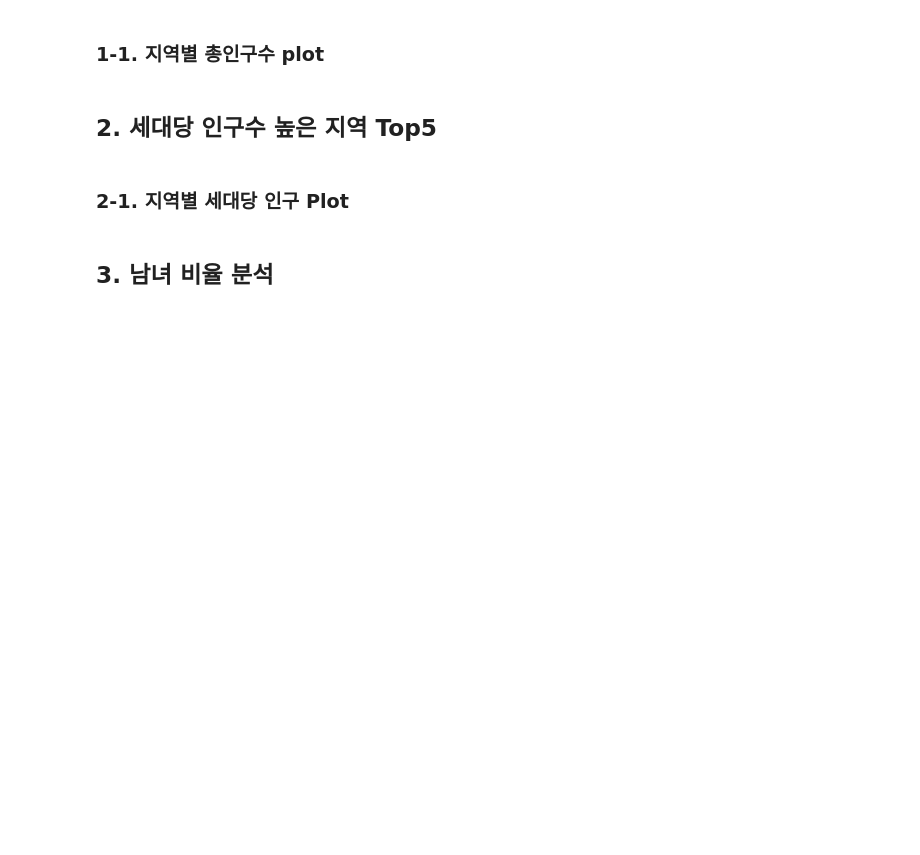
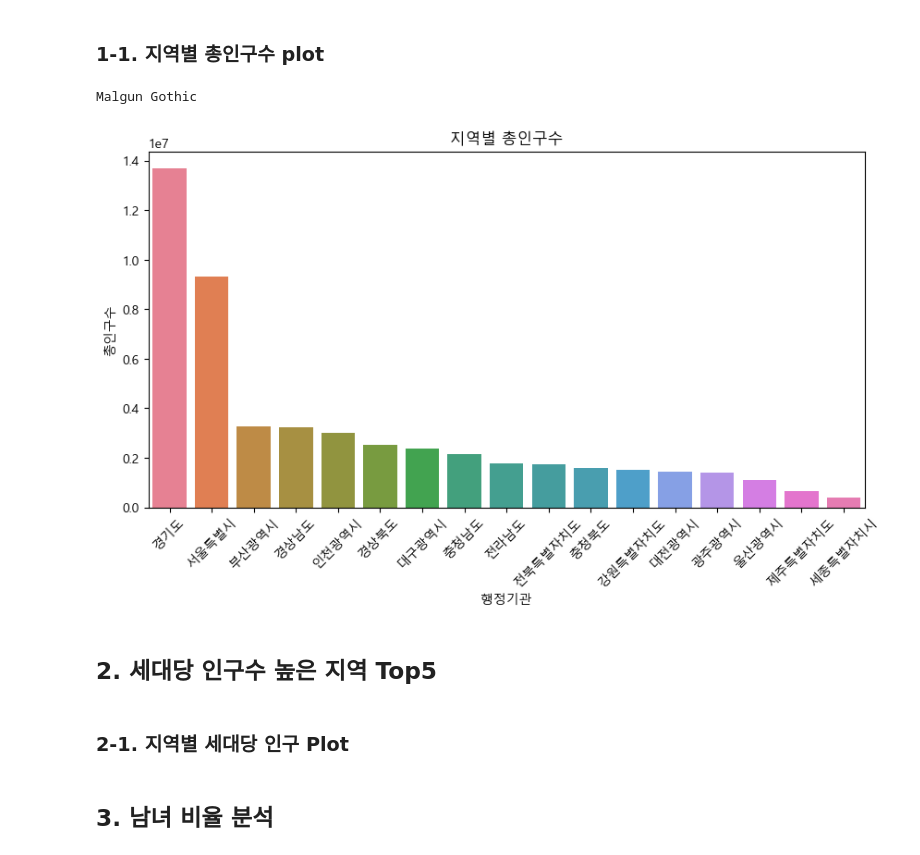
Before and after one commit to jero-06/Python_WebScrapting_DataAnalsis, a Jupyter notebook: 연습문제/04_pop_analysis.ipynb, the cells around one changed output. Drawn from its saved outputs; the diff is of its cells as text; code cells hidden in the pictures; blank space fills up the shorter version.

```diff
--- a/연습문제/04_pop_analysis.ipynb
+++ b/연습문제/04_pop_analysis.ipynb
@@ -54,5 +33,33 @@ sido_df.loc[:, ['행정기관', '총인구수']].sort_values(['총인구수'], a
 # %% [markdown]
 ### 1-1. 지역별 총인구수 plot
+# %%
+import matplotlib
+import matplotlib.pyplot as plt
+import matplotlib.font_manager as fm
+import seaborn as sns
+
+# 폰트 path 설정
+[ (font.name, font.fname) for font in fm.fontManager.ttflist if 'Mal' in font.name ]
+font_path = 'C:\\Windows\\Fonts\\malgun.ttf'
+font_name = fm.FontProperties(fname=font_path).get_name()
+print(font_name)
+matplotlib.rc('font', family=font_name)
+
+# 지역별 총인구수 내림차순 plot
+figure, axes1 = plt.subplots(nrows=1, ncols=1)
+figure.set_size_inches(10,5)
+
+sido_pop_plot = sns.barplot(x="행정기관", y="총인구수", data=sido_df.sort_values(by='총인구수', ascending=False), ax=axes1, hue='행정기관')
+sido_pop_plot.set_title('지역별 총인구수')
+
+# x축 lable 기울이기
+for item in axes1.get_xticklabels():
+    item.set_rotation(45)
+
+plt.show()
+# %% [output]
+Malgun Gothic
+[figure, added]
 # %% [markdown]
 ## 2. 세대당 인구수 높은 지역 Top5
 # %% [markdown]
```
Also changed, not shown: parts of 2 cells of this notebook.
